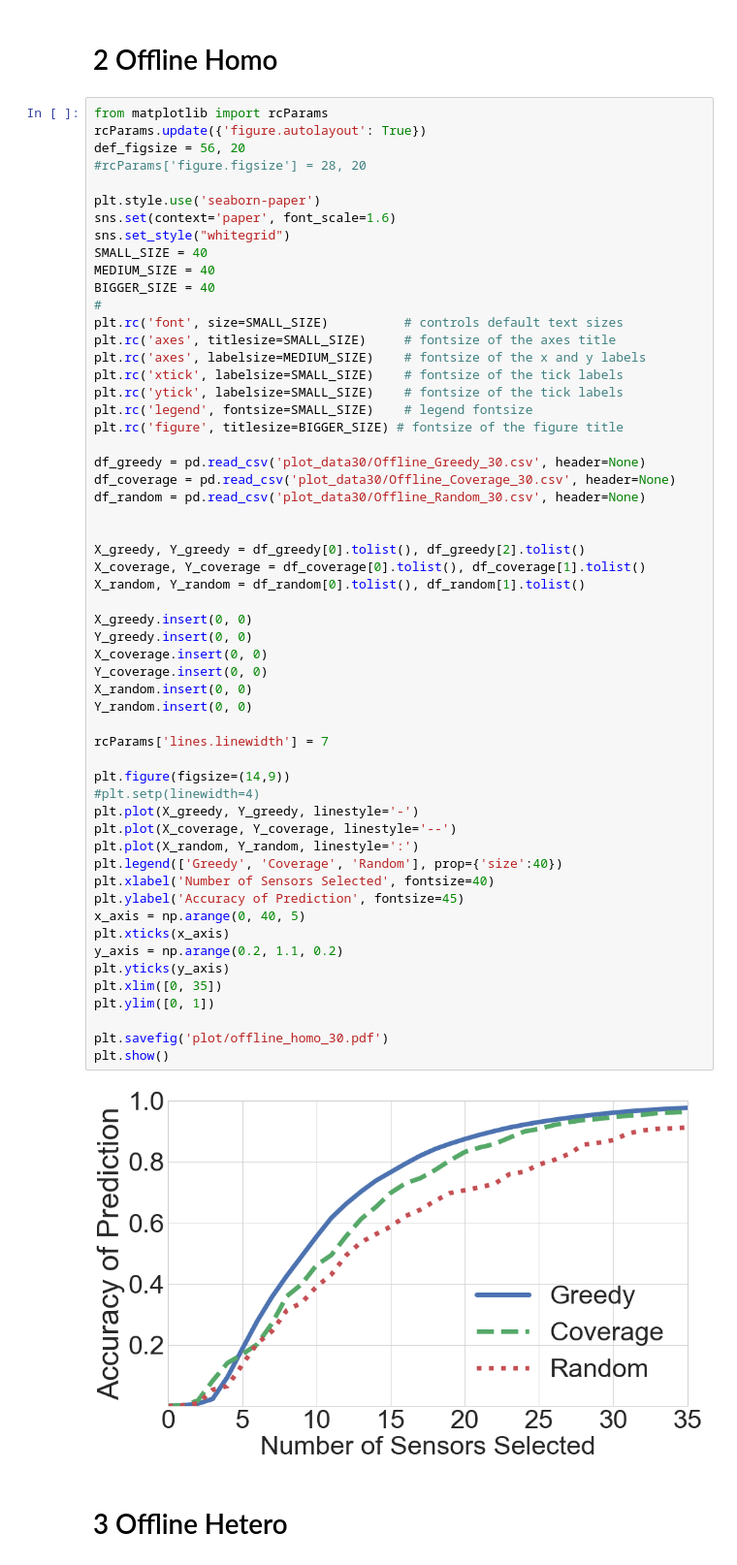
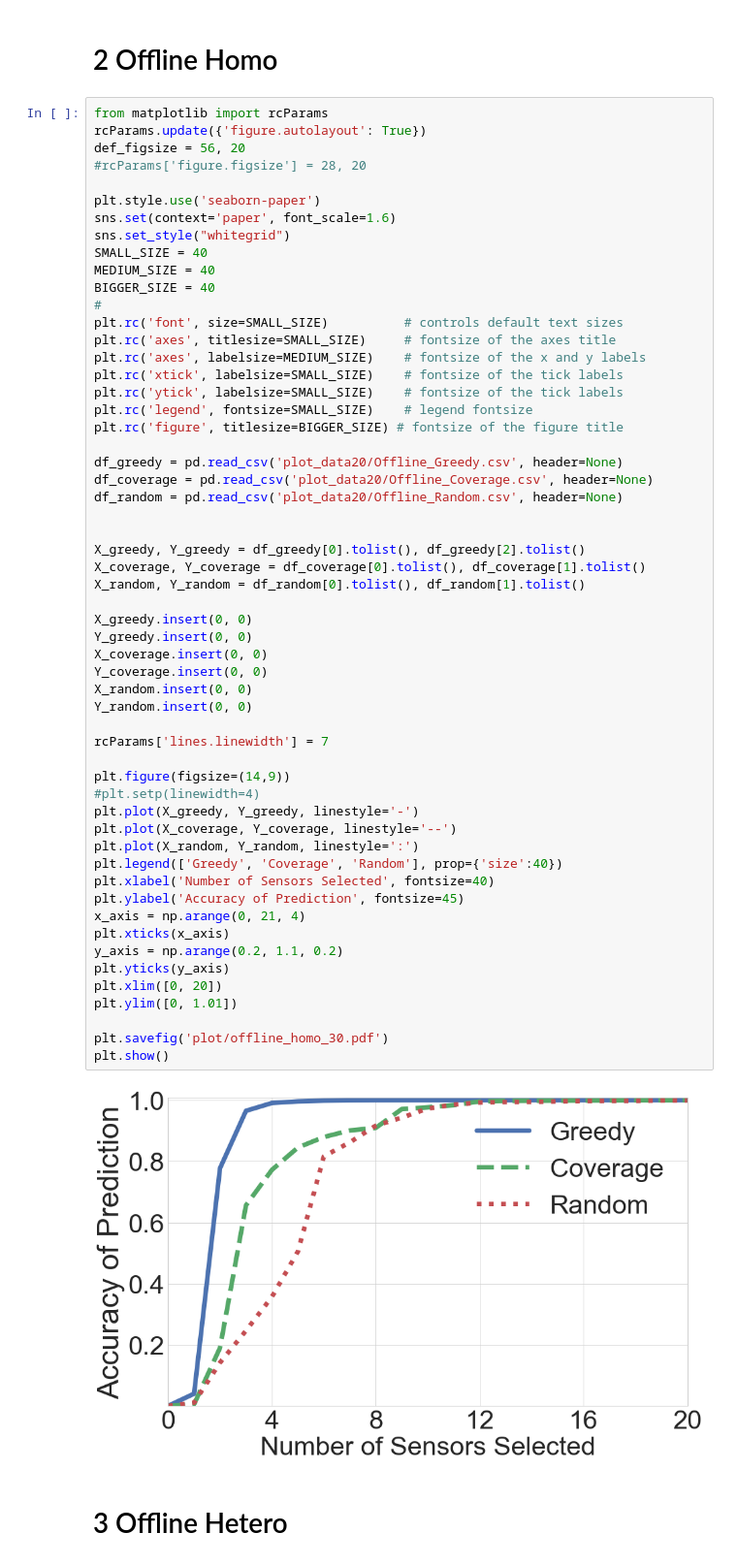
Before and after one commit to Wings-Lab/SelectSensor, a Jupyter notebook: plots.ipynb, the cells around one changed output. Shown: that part at 97% size. Drawn from its saved outputs; the diff is of its cells as text.

Commit message:
change data

```diff
--- a/plots.ipynb
+++ b/plots.ipynb
@@ -80,43 +80,43 @@ plt.rc('ytick', labelsize=SMALL_SIZE)    # fontsize of the tick labels
 plt.rc('legend', fontsize=SMALL_SIZE)    # legend fontsize
 plt.rc('figure', titlesize=BIGGER_SIZE) # fontsize of the figure title
 
-df_greedy = pd.read_csv('plot_data30/Offline_Greedy_30.csv', header=None)
-df_coverage = pd.read_csv('plot_data30/Offline_Coverage_30.csv', header=None)
-df_random = pd.read_csv('plot_data30/Offline_Random_30.csv', header=None)
+df_greedy = pd.read_csv('plot_data20/Offline_Greedy.csv', header=None)
+df_coverage = pd.read_csv('plot_data20/Offline_Coverage.csv', header=None)
+df_random = pd.read_csv('plot_data20/Offline_Random.csv', header=None)
 
 
 X_greedy, Y_greedy = df_greedy[0].tolist(), df_greedy[2].tolist()
 X_coverage, Y_coverage = df_coverage[0].tolist(), df_coverage[1].tolist()
 X_random, Y_random = df_random[0].tolist(), df_random[1].tolist()
 
 X_greedy.insert(0, 0)
 Y_greedy.insert(0, 0)
 X_coverage.insert(0, 0)
 Y_coverage.insert(0, 0)
 X_random.insert(0, 0)
 Y_random.insert(0, 0)
 
 rcParams['lines.linewidth'] = 7
 
 plt.figure(figsize=(14,9))
 #plt.setp(linewidth=4)
 plt.plot(X_greedy, Y_greedy, linestyle='-')
 plt.plot(X_coverage, Y_coverage, linestyle='--')
 plt.plot(X_random, Y_random, linestyle=':')
 plt.legend(['Greedy', 'Coverage', 'Random'], prop={'size':40})
 plt.xlabel('Number of Sensors Selected', fontsize=40)
 plt.ylabel('Accuracy of Prediction', fontsize=45)
-x_axis = np.arange(0, 40, 5)
+x_axis = np.arange(0, 21, 4)
 plt.xticks(x_axis)
 y_axis = np.arange(0.2, 1.1, 0.2)
 plt.yticks(y_axis)
-plt.xlim([0, 35])
-plt.ylim([0, 1])
+plt.xlim([0, 20])
+plt.ylim([0, 1.01])
 
 plt.savefig('plot/offline_homo_30.pdf')
 plt.show()
 # %% [output]
-[figure, old version]
+[figure, new version]
 # %% [markdown]
 # 3 Offline Hetero
 # %%
```
Also changed, not shown: parts of 1 cell of this notebook, 4 other files.
